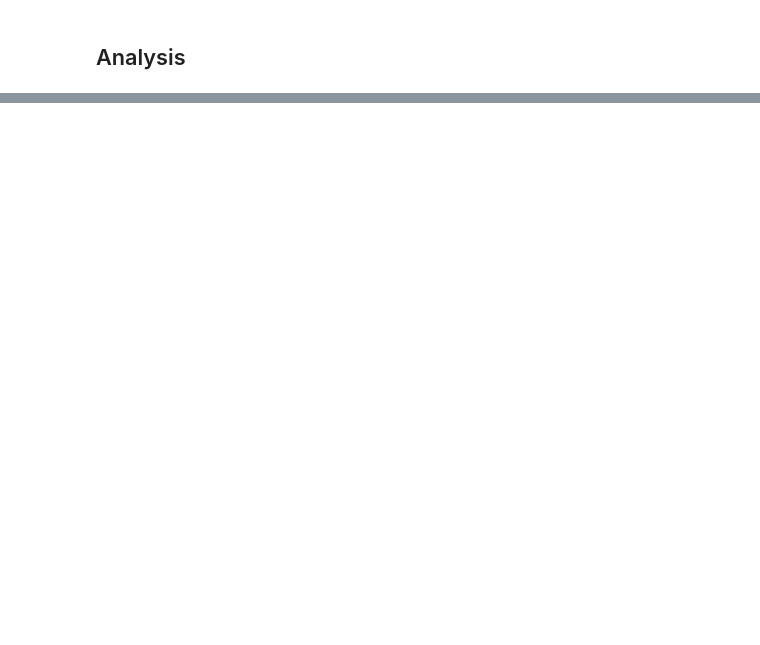
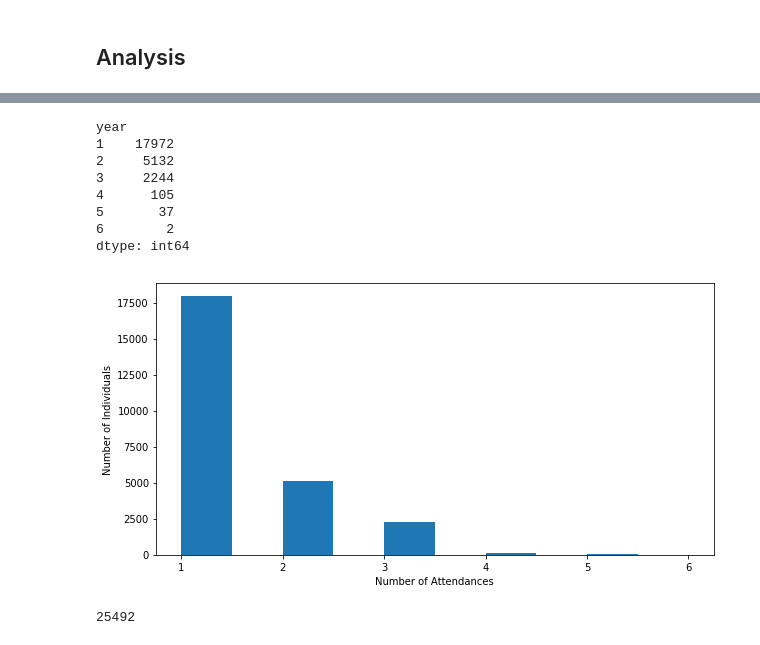
Before and after one commit to TrangHo/cs838-spring2017, a Jupyter notebook: stage5/src/Stage_5.ipynb, the cells around one changed output, grey strips where cells are left out. Drawn from its saved outputs; the diff is of its cells as text; code cells hidden in the pictures; blank space fills up the shorter version.

```diff
--- a/stage5/src/Stage_5.ipynb
+++ b/stage5/src/Stage_5.ipynb
@@ -115,0 +173,23 @@ ipeds_aid 921
+# %%
+individuals_per_year = data.groupby('pid').agg({"year": 'count'}).sort_values('year', ascending=False)
+plt.figure(figsize=(10,5))
+# individuals_per_year.plot.hist()
+hist = plt.hist(individuals_per_year.values)
+plt.xlabel("Number of Attendances")
+plt.ylabel("Number of Individuals")
+print(individuals_per_year.groupby('year').size())
+
+plt.show()
+len(individuals_per_year)
+print(17972 + 5132 + 2244 + 105 + 37 + 2)
+# %% [output]
+year
+1    17972
+2     5132
+3     2244
+4      105
+5       37
+6        2
+dtype: int64
+[figure, added]
+25492
```
Also changed, not shown: parts of 21 cells of this notebook, 6 other files.
